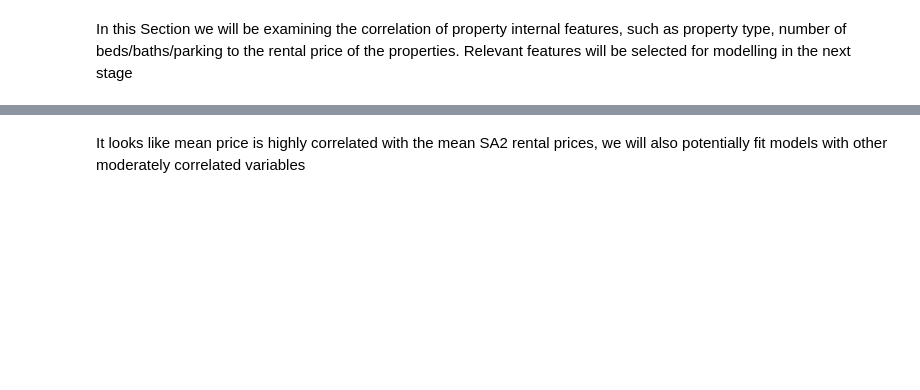
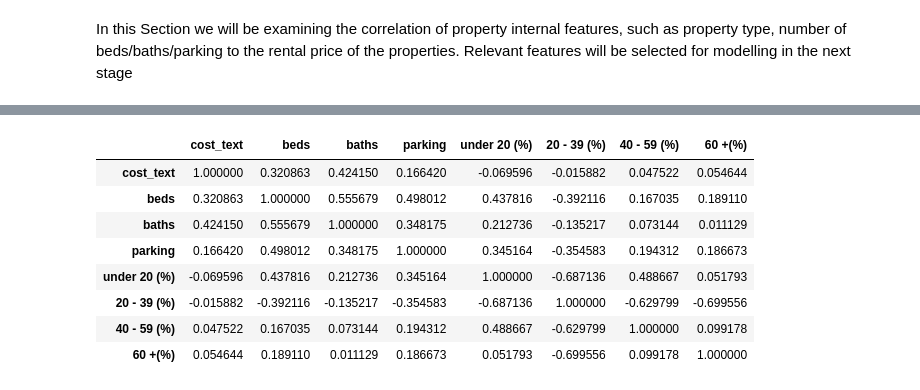
Before and after one commit to MAST30034-Applied-Data-Science/generic-real-estate-consulting-project-18, a Jupyter notebook: notebooks/Summary_notebook_final.ipynb, the cells around one changed output, grey strips where cells are left out. Cells and saved outputs as stored; diff of their text form; code cells hidden in the pictures; blank space fills up the shorter version.

```diff
--- a/notebooks/Summary_notebook_final.ipynb
+++ b/notebooks/Summary_notebook_final.ipynb
@@ -40,16 +60,2 @@ main_directory = os.getcwd().strip('notebooks')
 # %% [markdown]
 In this Section we will be examining the correlation of property internal features, such as property type, number of beds/baths/parking to the rental price of the properties. Relevant features will be selected for modelling in the next stage
-# %%
-# read in cleaned rental properties
-rental_data_raw =pd.read_csv(main_directory+'data/curated/rental_properties_cleaned.csv')
-# only want residential properties
-rental_data_raw = rental_data_raw[(rental_data_raw['property_type'] != 'storage unit') &(rental_data_raw['property_type'] != 'Carspace')]
-# drop irrelevant columns
-rental_data = rental_data_raw.copy()
-rental_data.drop(columns = ['Unnamed: 0.1', 'name'], inplace = True)
-# factorize certain columns
-rental_data.share_flag = rental_data.share_flag.astype('category')
-# examine the correlation between the internal attributes of rental property; numerical
-
-corr = rental_data.corr()
-corr.style.background_gradient(cmap='coolwarm')
@@ -250,2 +62,16 @@ corr_3.style.background_gradient(cmap='coolwarm')
-# %% [markdown]
-It looks like mean price is highly correlated with the mean SA2 rental prices, we will also potentially fit models with other moderately correlated variables
+# %%
+corr.drop(columns = 'index', inplace = True)
+# %%
+corr.drop('index', inplace = True)
+# %%
+corr
+# %% [output]
+|  | cost_text | beds | baths | parking | under 20 (%) | 20 - 39 (%) | 40 - 59 (%) | 60 +(%) |
+| cost_text | 1.000000 | 0.320863 | 0.424150 | 0.166420 | -0.069596 | -0.015882 | 0.047522 | 0.054644 |
+| beds | 0.320863 | 1.000000 | 0.555679 | 0.498012 | 0.437816 | -0.392116 | 0.167035 | 0.189110 |
+| baths | 0.424150 | 0.555679 | 1.000000 | 0.348175 | 0.212736 | -0.135217 | 0.073144 | 0.011129 |
+| parking | 0.166420 | 0.498012 | 0.348175 | 1.000000 | 0.345164 | -0.354583 | 0.194312 | 0.186673 |
+| under 20 (%) | -0.069596 | 0.437816 | 0.212736 | 0.345164 | 1.000000 | -0.687136 | 0.488667 | 0.051793 |
+| 20 - 39 (%) | -0.015882 | -0.392116 | -0.135217 | -0.354583 | -0.687136 | 1.000000 | -0.629799 | -0.699556 |
+| 40 - 59 (%) | 0.047522 | 0.167035 | 0.073144 | 0.194312 | 0.488667 | -0.629799 | 1.000000 | 0.099178 |
+| 60 +(%) | 0.054644 | 0.189110 | 0.011129 | 0.186673 | 0.051793 | -0.699556 | 0.099178 | 1.000000 |
```
Also changed, not shown: parts of 21 cells of this notebook, 5 other files.
